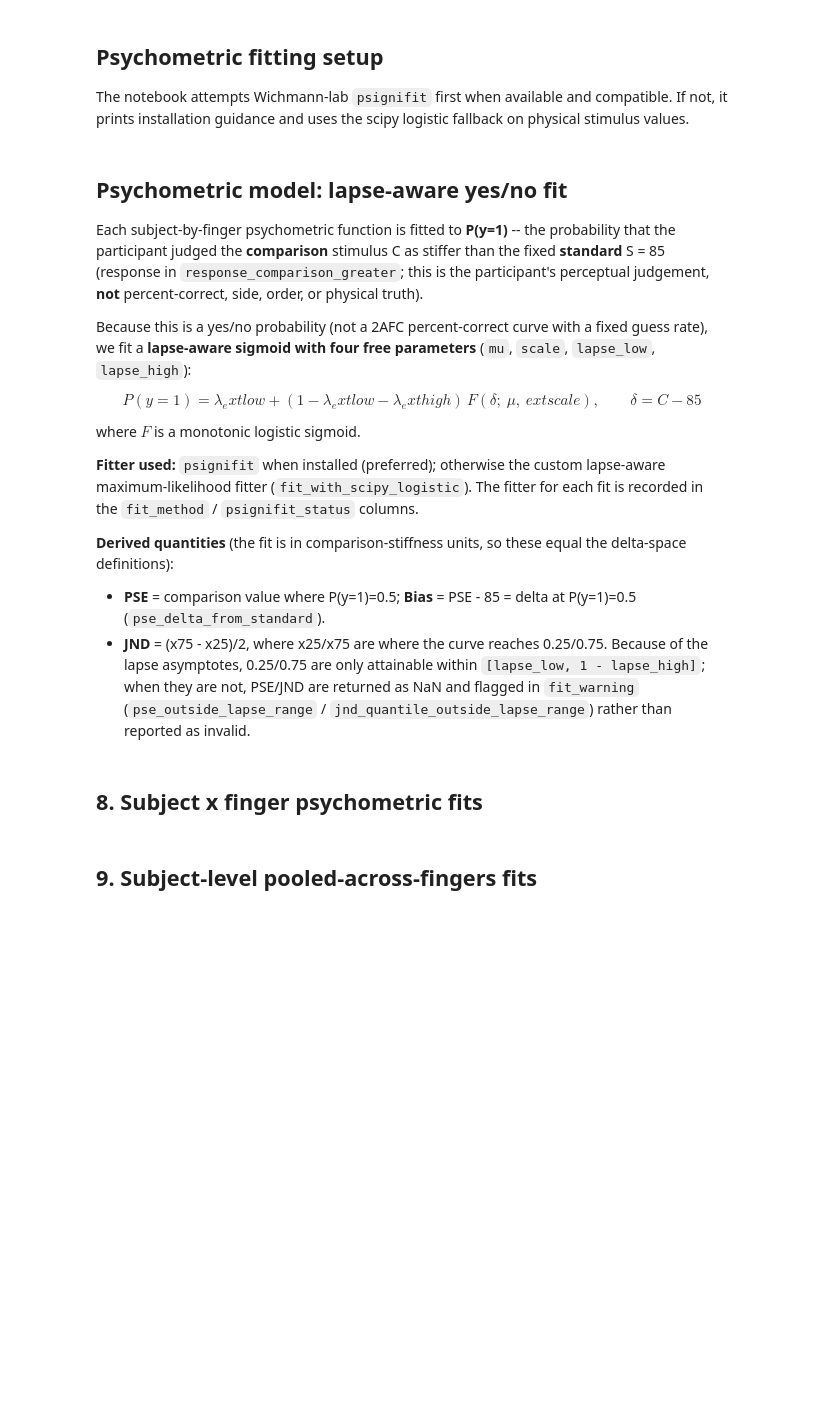
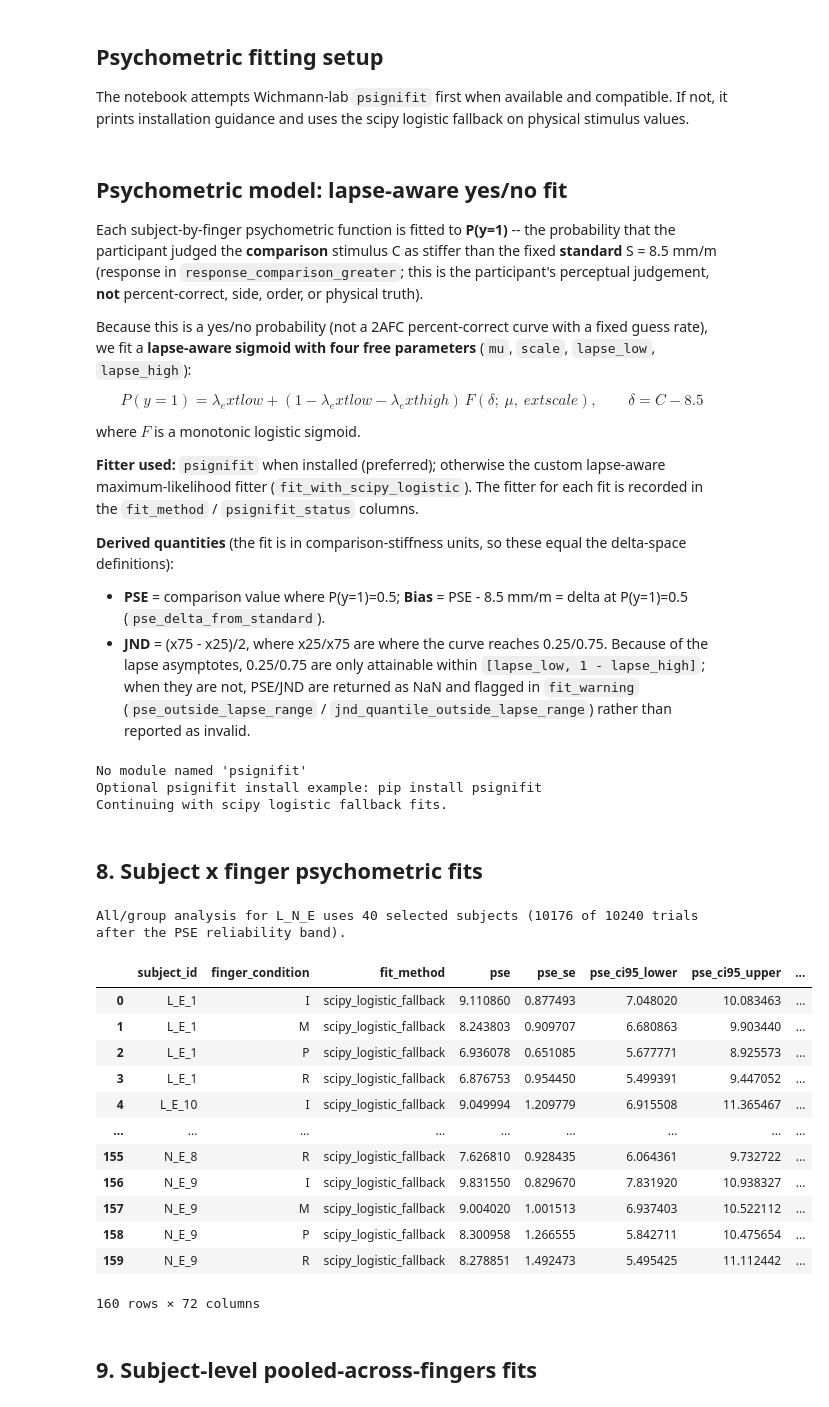
Before and after one commit to Elisheva-Shiri/Parallel_Heptics, a Jupyter notebook: analysis/psychophysics/2afc_constant_stimuli_psychophysics_analysis.ipynb, the cells around one changed output. Saved outputs shown, nothing was run; the diff lists cells and outputs as text; code cells hidden in the pictures; blank space fills up the shorter version.

```diff
--- a/analysis/psychophysics/2afc_constant_stimuli_psychophysics_analysis.ipynb
+++ b/analysis/psychophysics/2afc_constant_stimuli_psychophysics_analysis.ipynb
@@ -72,8 +72,14 @@ else:
 OUTPUT_ROOT = RUN_OUTPUT_ROOT / "_working"
 OUTPUT_ROOT.mkdir(parents=True, exist_ok=True)
 
-STANDARD_FALLBACK = 85.0          # used only as fallback/tie-break anchor
-STANDARD_ABS_TOLERANCE = 0.75     # tolerance for classifying the inferred standard
+# Stimulus units. The raw answer files log the skin-stretch gain in device units of
+# 0.1 mm/m (standard 85, comparisons 25..145). The standard is identified in those
+# RAW units; pf.canonicalize_trials then converts every stimulus value to mm/m
+# (standard 8.5, comparisons 2.5..14.5) and all downstream tables, fits, CIs and
+# figures are in mm/m. Never divide or multiply by 10 anywhere after that point.
+STANDARD_RAW_FALLBACK = pf.STANDARD_RAW_FALLBACK            # 85 raw units, fallback/tie-break anchor
+STANDARD_RAW_ABS_TOLERANCE = pf.STANDARD_RAW_ABS_TOLERANCE  # raw-unit tolerance for the standard
+GAIN_UNIT_LABEL = pf.GAIN_UNIT_LABEL                        # "mm/m"
 FIG_DPI = 160
 
 # Optional manual column overrides if automatic detection needs help.
@@ -86,3 +92,4 @@ print("DATA_SELECTION:", DATA_SELECTION, "->", SELECTION_LABEL)
 print("EXCLUDE_FILTER_FOLDERS:", EXCLUDE_FILTER_FOLDERS)
 print("RUN_OUTPUT_ROOT:", RUN_OUTPUT_ROOT.resolve())
 print("WORKING OUTPUT_ROOT:", OUTPUT_ROOT.resolve())
+print(f"Stimulus units: raw x {pf.RAW_GAIN_TO_MM_PER_M:g} -> {GAIN_UNIT_LABEL} (standard {pf.STANDARD_FALLBACK:g} {GAIN_UNIT_LABEL})")
@@ -142,8 +214,9 @@ Examples:
 - standard object 1, comparison object 2 ? response is 1 when `answer == 1`.
 - standard object 2, comparison object 1 ? response is 1 when `answer == 0`.
 # %%
-inferred_standard_value, standard_inference_table = pf.infer_standard_value(combined_raw_imported_data, detected_columns, STANDARD_FALLBACK)
-print(f"Inferred standard/reference value: {inferred_standard_value:g}")
+inferred_standard_value, standard_inference_table = pf.infer_standard_value(combined_raw_imported_data, detected_columns, STANDARD_RAW_FALLBACK)
+print(f"Inferred standard/reference value: {inferred_standard_value:g} raw units "
+      f"= {inferred_standard_value * pf.RAW_GAIN_TO_MM_PER_M:g} {GAIN_UNIT_LABEL}")
 pf.save_csv(standard_inference_table, OUTPUT_ROOT, "standard_value_inference.csv")
 display(standard_inference_table.head(10))
 
@@ -151,8 +224,12 @@ combined_clean_trials, combined_flagged_trials = pf.canonicalize_trials(
     combined_raw_imported_data,
     detected_columns,
     standard_value=inferred_standard_value,
-    standard_tolerance=STANDARD_ABS_TOLERANCE,
+    standard_tolerance=STANDARD_RAW_ABS_TOLERANCE,
 )
+# From here on every stimulus value (object_*_value, standard_value, comparison_value)
+# is in mm/m; the raw device values are kept in the *_raw_units columns.
+_std_mm = pd.to_numeric(combined_clean_trials.get("standard_value"), errors="coerce").dropna().unique()
+print(f"Clean-trial standard value(s) in {GAIN_UNIT_LABEL}: {sorted(float(v) for v in _std_mm)}")
 pf.save_csv(combined_clean_trials, OUTPUT_ROOT, "combined_clean_trials.csv")
 pf.save_csv(combined_flagged_trials, OUTPUT_ROOT, "combined_flagged_trials.csv")
 
@@ -215,18 +422,18 @@ The notebook attempts Wichmann-lab `psignifit` first when available and compatib
 # %% [markdown]
 ## Psychometric model: lapse-aware yes/no fit
 
-Each subject-by-finger psychometric function is fitted to **P(y=1)** -- the probability that the participant judged the **comparison** stimulus C as stiffer than the fixed **standard** S = 85 (response in `response_comparison_greater`; this is the participant's perceptual judgement, **not** percent-correct, side, order, or physical truth).
+Each subject-by-finger psychometric function is fitted to **P(y=1)** -- the probability that the participant judged the **comparison** stimulus C as stiffer than the fixed **standard** S = 8.5 mm/m (response in `response_comparison_greater`; this is the participant's perceptual judgement, **not** percent-correct, side, order, or physical truth).
 
 Because this is a yes/no probability (not a 2AFC percent-correct curve with a fixed guess rate), we fit a **lapse-aware sigmoid with four free parameters** (`mu`, `scale`, `lapse_low`, `lapse_high`):
 
-$$P(y=1) = \lambda_	ext{low} + (1 - \lambda_	ext{low} - \lambda_	ext{high})\,F(\delta;\ \mu,\ 	ext{scale}),\qquad \delta = C - 85$$
+$$P(y=1) = \lambda_	ext{low} + (1 - \lambda_	ext{low} - \lambda_	ext{high})\,F(\delta;\ \mu,\ 	ext{scale}),\qquad \delta = C - 8.5$$
 
 where $F$ is a monotonic logistic sigmoid.
 
 **Fitter used:** `psignifit` when installed (preferred); otherwise the custom lapse-aware maximum-likelihood fitter (`fit_with_scipy_logistic`). The fitter for each fit is recorded in the `fit_method` / `psignifit_status` columns.
 
 **Derived quantities** (the fit is in comparison-stiffness units, so these equal the delta-space definitions):
-- **PSE** = comparison value where P(y=1)=0.5; **Bias** = PSE - 85 = delta at P(y=1)=0.5 (`pse_delta_from_standard`).
+- **PSE** = comparison value where P(y=1)=0.5; **Bias** = PSE - 8.5 mm/m = delta at P(y=1)=0.5 (`pse_delta_from_standard`).
 - **JND** = (x75 - x25)/2, where x25/x75 are where the curve reaches 0.25/0.75. Because of the lapse asymptotes, 0.25/0.75 are only attainable within `[lapse_low, 1 - lapse_high]`; when they are not, PSE/JND are returned as NaN and flagged in `fit_warning` (`pse_outside_lapse_range` / `jnd_quantile_outside_lapse_range`) rather than reported as invalid.
 # %%
 PSIGNIFIT_AVAILABLE, PSIGNIFIT_STATUS = pf.check_psignifit_available()
@@ -234,13 +441,17 @@ print(PSIGNIFIT_STATUS)
 if not PSIGNIFIT_AVAILABLE:
     print("Optional psignifit install example: pip install psignifit")
     print("Continuing with scipy logistic fallback fits.")
+# %% [output]
+No module named 'psignifit'
+Optional psignifit install example: pip install psignifit
+Continuing with scipy logistic fallback fits.
 # %% [markdown]
 ## 8. Subject x finger psychometric fits
 # %%
 # Fit per subject/finger first (ALL subjects, incl. pilots — kept for the
 # individual curves). The GROUP-level fits below then pool ONLY valid subjects'
 # trials, so pilot/protocol subjects (*_P) and band-pass-disqualified subjects
-# (PSE outside 25-145) do not contaminate the experiment-group result.
+# (PSE outside 2.5-14.5 mm/m) do not contaminate the experiment-group result.
 pse_jnd_by_subject_finger = pf.fit_conditions(
     psychometric_input_by_subject_finger, ["subject_id", "finger_condition"], PSIGNIFIT_AVAILABLE
 )
@@ -258,35 +469,54 @@ group_trials = combined_success_trials[_trial_key.isin(_valid_keys)].copy()
 print(
     f"All/group analysis for {DATA_SELECTION} uses {group_trials['subject_id'].nunique()} selected subjects "
     f"({len(group_trials)} of {len(combined_success_trials)} trials after the PSE reliability band)."
 )
 
 psychometric_input_subject_pooled = pf.make_psychometric_input(group_trials, ["subject_id"])
 psychometric_input_group_by_finger = pf.make_psychometric_input(group_trials, ["finger_condition"])
 all_pooled_trials = group_trials.copy()
 all_pooled_trials["group"] = "all_pooled"
 psychometric_input_group_all_pooled = pf.make_psychometric_input(all_pooled_trials, ["group"])
 
 pf.save_csv(psychometric_input_subject_pooled, OUTPUT_ROOT, "psychometric_input_subject_pooled.csv")
 pf.save_csv(psychometric_input_group_by_finger, OUTPUT_ROOT, "psychometric_input_group_by_finger.csv")
 pf.save_csv(psychometric_input_group_all_pooled, OUTPUT_ROOT, "psychometric_input_group_all_pooled.csv")
 
+(pse_jnd_subject_pooled,) = pf.fit_conditions_many(
+    [(psychometric_input_subject_pooled, ["subject_id"])],
+    PSIGNIFIT_AVAILABLE,
+)
+# The few pooled group fits carry the paper table's CIs: use the larger bootstrap.
 (
-    pse_jnd_subject_pooled,
     pse_jnd_group_by_finger,
     pse_jnd_group_all_pooled,
 ) = pf.fit_conditions_many(
     [
-        (psychometric_input_subject_pooled, ["subject_id"]),
         (psychometric_input_group_by_finger, ["finger_condition"]),
         (psychometric_input_group_all_pooled, ["group"]),
     ],
     PSIGNIFIT_AVAILABLE,
+    n_bootstrap=pf.GROUP_FIT_BOOTSTRAP_N,
 )
 
 pf.save_csv(pse_jnd_subject_pooled, OUTPUT_ROOT, "pse_jnd_subject_pooled.csv")
 pf.save_csv(pse_jnd_group_by_finger, OUTPUT_ROOT, "pse_jnd_group_by_finger.csv")
 pf.save_csv(pse_jnd_group_all_pooled, OUTPUT_ROOT, "pse_jnd_group_all_pooled.csv")
 display(pse_jnd_by_subject_finger)
+# %% [output]
+All/group analysis for L_N_E uses 40 selected subjects (10176 of 10240 trials after the PSE reliability band).
+|  | subject_id | finger_condition | fit_method | pse | pse_se | pse_ci95_lower | pse_ci95_upper | ... |
+| 0 | L_E_1 | I | scipy_logistic_fallback | 9.110860 | 0.877493 | 7.048020 | 10.083463 | ... |
+| 1 | L_E_1 | M | scipy_logistic_fallback | 8.243803 | 0.909707 | 6.680863 | 9.903440 | ... |
+| 2 | L_E_1 | P | scipy_logistic_fallback | 6.936078 | 0.651085 | 5.677771 | 8.925573 | ... |
+| 3 | L_E_1 | R | scipy_logistic_fallback | 6.876753 | 0.954450 | 5.499391 | 9.447052 | ... |
+| 4 | L_E_10 | I | scipy_logistic_fallback | 9.049994 | 1.209779 | 6.915508 | 11.365467 | ... |
+| ... | ... | ... | ... | ... | ... | ... | ... | ... |
+| 155 | N_E_8 | R | scipy_logistic_fallback | 7.626810 | 0.928435 | 6.064361 | 9.732722 | ... |
+| 156 | N_E_9 | I | scipy_logistic_fallback | 9.831550 | 0.829670 | 7.831920 | 10.938327 | ... |
+| 157 | N_E_9 | M | scipy_logistic_fallback | 9.004020 | 1.001513 | 6.937403 | 10.522112 | ... |
+| 158 | N_E_9 | P | scipy_logistic_fallback | 8.300958 | 1.266555 | 5.842711 | 10.475654 | ... |
+| 159 | N_E_9 | R | scipy_logistic_fallback | 8.278851 | 1.492473 | 5.495425 | 11.112442 | ... |
+160 rows × 72 columns
 # %% [markdown]
 ## 9. Subject-level pooled-across-fingers fits
 # %%
```
Also changed, not shown: parts of 23 cells of this notebook, 12 other files.
